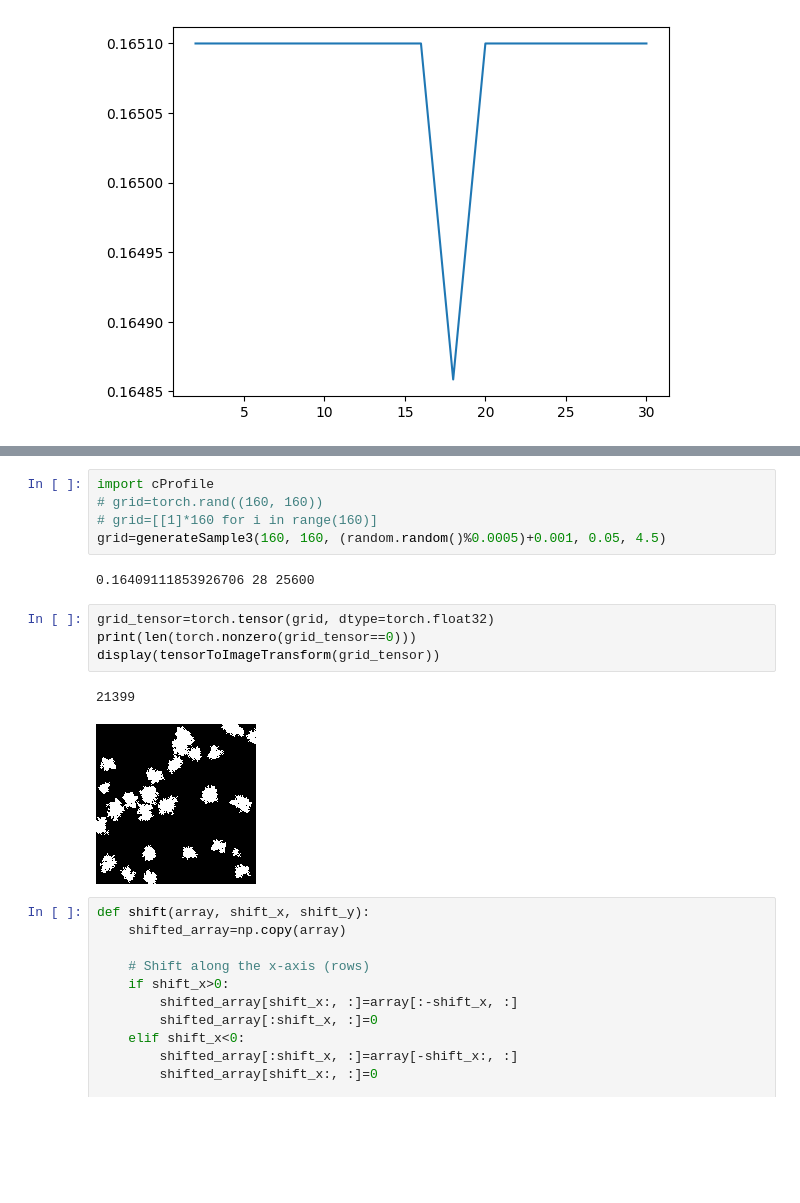
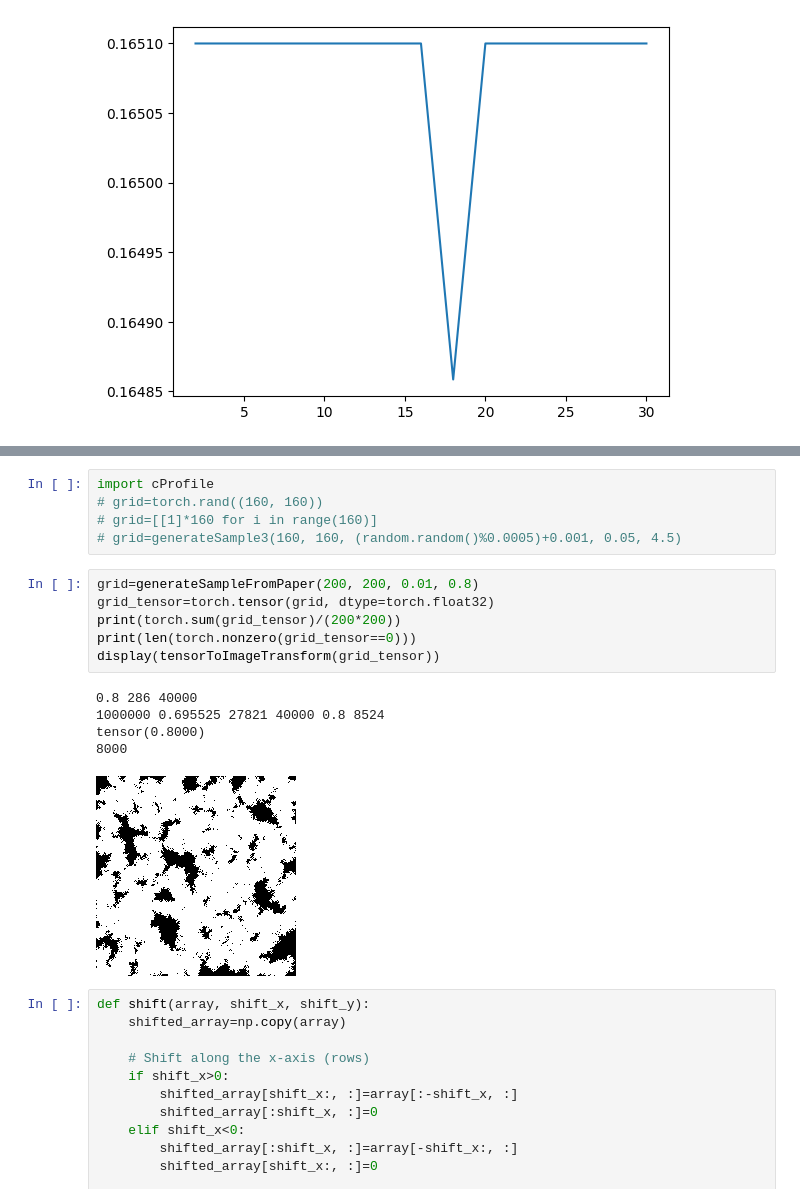
Before and after one commit to AadiDev005/Paraffin-EG-Model, a Jupyter notebook: dataset_generator.ipynb, the cells around one changed output, grey strips where cells are left out. Drawn from its saved outputs; the diff is of its cells as text; blank space fills up the shorter version.

```diff
--- a/dataset_generator.ipynb
+++ b/dataset_generator.ipynb
@@ -194,16 +243,19 @@ display(tensorToImageTransform(torch.tensor(grid, dtype=torch.float32)))
 import cProfile
 # grid=torch.rand((160, 160))
 # grid=[[1]*160 for i in range(160)]
-grid=generateSample3(160, 160, (random.random()%0.0005)+0.001, 0.05, 4.5)
+# grid=generateSample3(160, 160, (random.random()%0.0005)+0.001, 0.05, 4.5)
-# %% [output]
-0.16409111853926706 28 25600
 # %%
+grid=generateSampleFromPaper(200, 200, 0.01, 0.8)
 grid_tensor=torch.tensor(grid, dtype=torch.float32)
+print(torch.sum(grid_tensor)/(200*200))
 print(len(torch.nonzero(grid_tensor==0)))
 display(tensorToImageTransform(grid_tensor))
 # %% [output]
-21399
+0.8 286 40000
+1000000 0.695525 27821 40000 0.8 8524
+tensor(0.8000)
+8000
-[figure, old version]
+[figure, new version]
 # %%
 def shift(array, shift_x, shift_y):
     shifted_array=np.copy(array)
```
Also changed, not shown: parts of 7 cells of this notebook.
